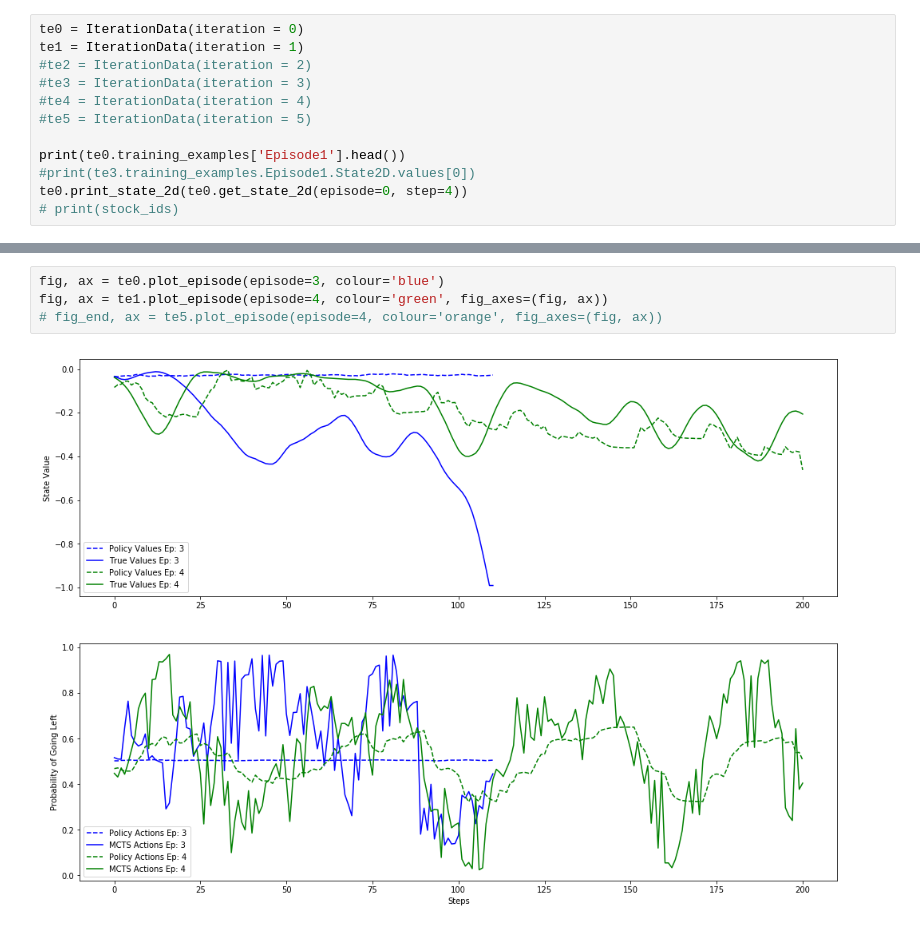
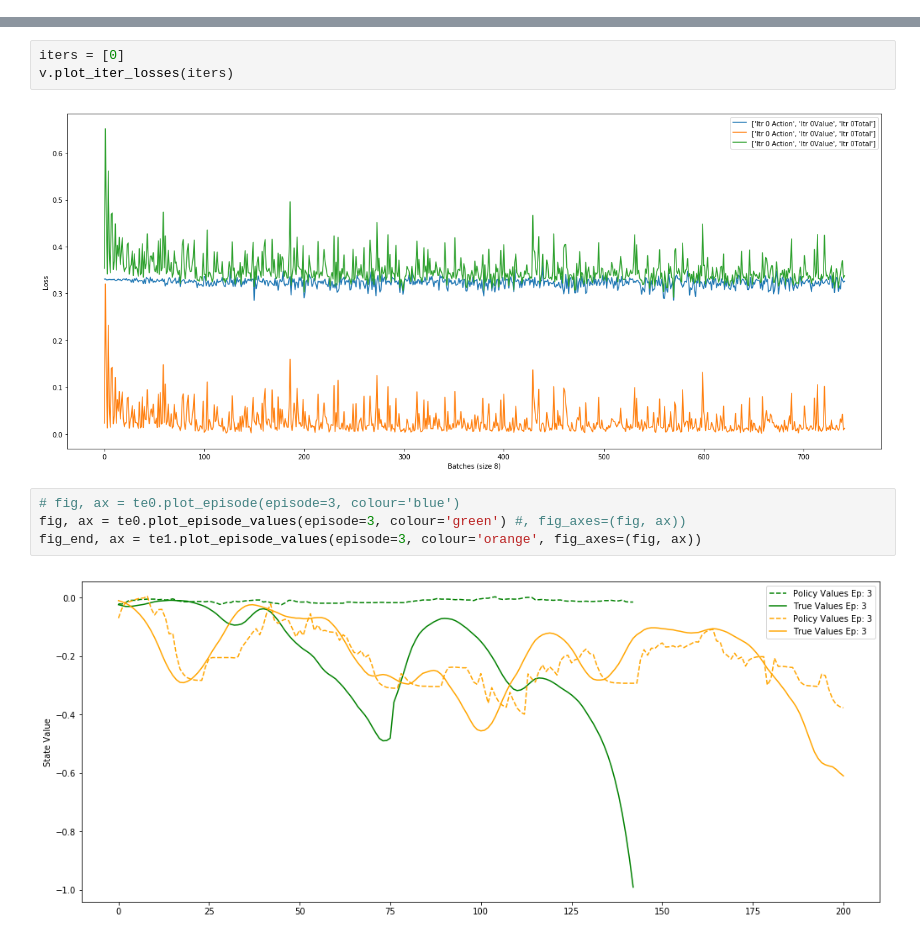
Before and after one commit to alexdarch/Project, a Jupyter notebook: CartPole/ResultsVisualisation.ipynb, the cells around one changed output, grey strips where cells are left out. Cells and saved outputs as stored; diff of their text form.

Commit message:
more visualisation and new mcts state

```diff
--- a/CartPole/ResultsVisualisation.ipynb
+++ b/CartPole/ResultsVisualisation.ipynb
@@ -128,12 +256,0 @@ class IterationData:
-# %%
-te0 = IterationData(iteration = 0)
-te1 = IterationData(iteration = 1)
-#te2 = IterationData(iteration = 2)
-#te3 = IterationData(iteration = 3)
-#te4 = IterationData(iteration = 4)
-#te5 = IterationData(iteration = 5)
-
-print(te0.training_examples['Episode1'].head())
-#print(te3.training_examples.Episode1.State2D.values[0])
-te0.print_state_2d(te0.get_state_2d(episode=0, step=4))
-# print(stock_ids)
@@ -154,6 +409,11 @@ te1.plot_nnet_losses()
+# %%
+iters = [0]
+v.plot_iter_losses(iters)
+# %% [output]
+[figure, added]
 # %%
-fig, ax = te0.plot_episode(episode=3, colour='blue')
-fig, ax = te1.plot_episode(episode=4, colour='green', fig_axes=(fig, ax))
-# fig_end, ax = te5.plot_episode(episode=4, colour='orange', fig_axes=(fig, ax))
+# fig, ax = te0.plot_episode(episode=3, colour='blue')
+fig, ax = te0.plot_episode_values(episode=3, colour='green') #, fig_axes=(fig, ax))
+fig_end, ax = te1.plot_episode_values(episode=3, colour='orange', fig_axes=(fig, ax))
 # %% [output]
-[figure, old version]
+[figure, new version]
```
Also changed, not shown: parts of 11 cells of this notebook, 7 other files.
